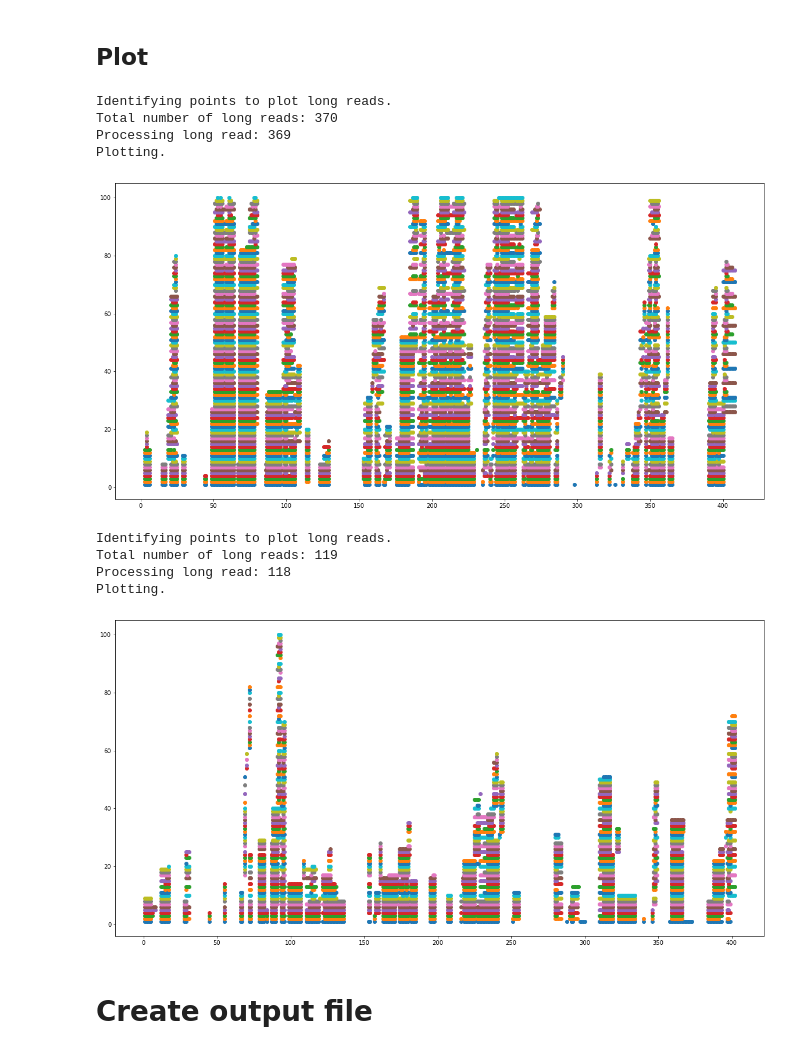
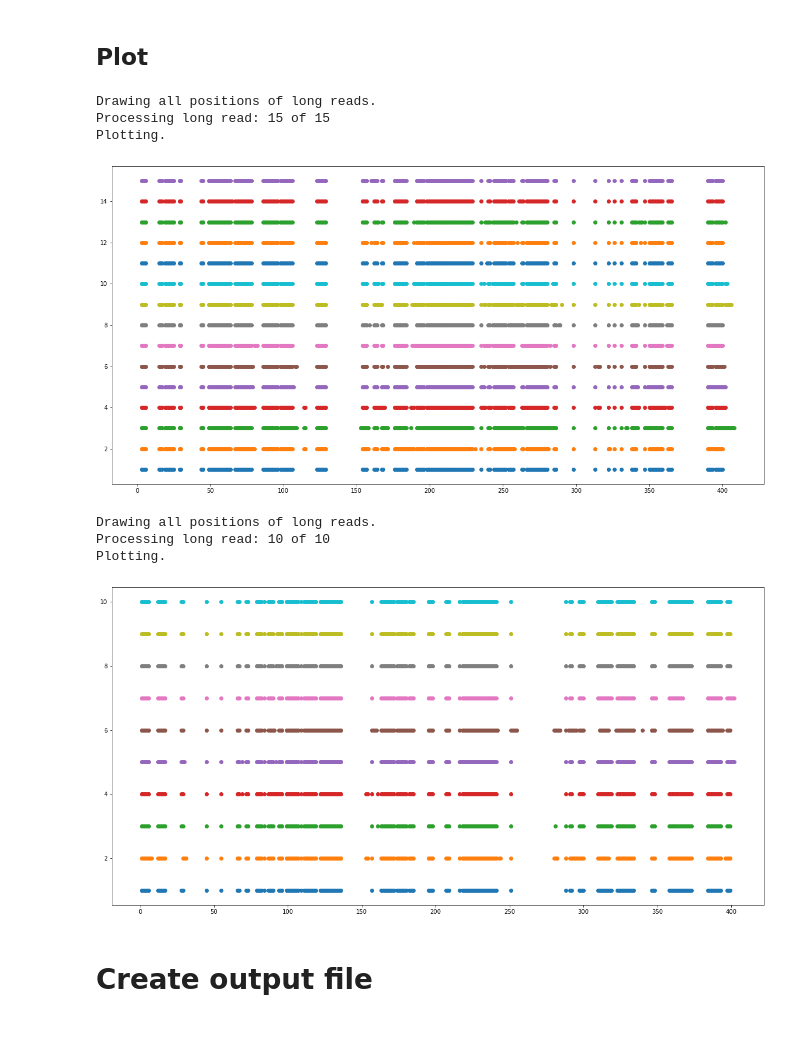
Before and after one commit to aretiandev/bioliquid-nanopore, a Jupyter notebook: 12_long_reads.ipynb, the cells around one changed output. Drawn from its saved outputs; the diff is of its cells as text; code cells hidden in the pictures.

Commit message:
long_reads.ipynb: complete nb with gap filling, create helper functions

```diff
--- a/12_long_reads.ipynb
+++ b/12_long_reads.ipynb
@@ -235,12 +228,14 @@ def create_long_reads(person_reads):
             # Get reads in bin that are not assigned
             bin_reads = person_reads.loc[bin_reads_boolean & ~person_reads['assigned']]
 
-            # Get first read, assign it to long read
-            selected_index = bin_reads.index[0]
-            person_reads.loc[selected_index, 'long_read'] = long_read_number
+            # Get first read_id
+            first_read_id = bin_reads['read_id'].unique()[0]
+
+            # Assign first read_id (with all STRs) to long read
+            person_reads.loc[person_reads['read_id']==first_read_id, 'long_read'] = long_read_number
 
             # Record assignment
-            person_reads.loc[selected_index, 'assigned'] = True
+            person_reads.loc[person_reads['read_id']==first_read_id, 'assigned'] = True
 
         # Go to the next long read
         long_read_number += 1
@@ -320,13 +394,13 @@ Last bin length:         52,300
 ## Assign reads to bins and create long reads
 # %%
 selected_person = 0
-person_reads0 = assign_reads_to_bins(df, bins, selected_person)
-person_reads0 = create_long_reads(person_reads0)
+person0_reads = assign_reads_to_bins(df, bins, selected_person)
+person0_reads = create_long_reads(person0_reads)
 
 selected_person = 1
-person_reads1 = assign_reads_to_bins(df, bins, selected_person)
-person_reads1 = create_long_reads(person_reads1)
+person1_reads = assign_reads_to_bins(df, bins, selected_person)
+person1_reads = create_long_reads(person1_reads)
 
 print("")
-print(f"Person 0 long reads: {person_reads0['long_read'].max():,.0f}")
-print(f"Person 1 long reads: {person_reads1['long_read'].max():,.0f}")
+print(f"Person 0 long reads: {person0_reads['long_read'].max():,.0f}")
+print(f"Person 1 long reads: {person1_reads['long_read'].max():,.0f}")
@@ -332,0 +427,2 @@ print(f"Person 1 long reads: {person_reads1['long_read'].max():,.0f}")
+# %%
+person0_reads_trim, person1_reads_trim = trim_long_reads(person0_reads, person1_reads, 25, 15, 10)
@@ -332,0 +431,3 @@ print(f"Person 1 long reads: {person_reads1['long_read'].max():,.0f}")
+# %%
+person0_reads_full_within = fill_gaps_within_person(person0_reads_trim)
+person1_reads_full_within = fill_gaps_within_person(person1_reads_trim)
@@ -337,21 +446,19 @@ person_reads = pd.concat([person_reads0, person_reads1])
 # %% [markdown]
 ## Plot
 # %%
-plot_long_reads(person_reads0)
+plot_long_reads(person0_reads_full_within)
 # %% [output]
-Identifying points to plot long reads.
-Total number of long reads: 370
-Processing long read: 369
+Drawing all positions of long reads.
+Processing long read: 15 of 15
 Plotting.
-[figure, old version]
+[figure, new version]
 # %%
-plot_long_reads(person_reads1)
+plot_long_reads(person1_reads_full_within)
 # %% [output]
-Identifying points to plot long reads.
-Total number of long reads: 119
-Processing long read: 118
+Drawing all positions of long reads.
+Processing long read: 10 of 10
 Plotting.
-[figure, old version]
+[figure, new version]
 # %% [markdown]
 # Create output file
 # %%
```
Also changed, not shown: parts of 22 cells of this notebook.
